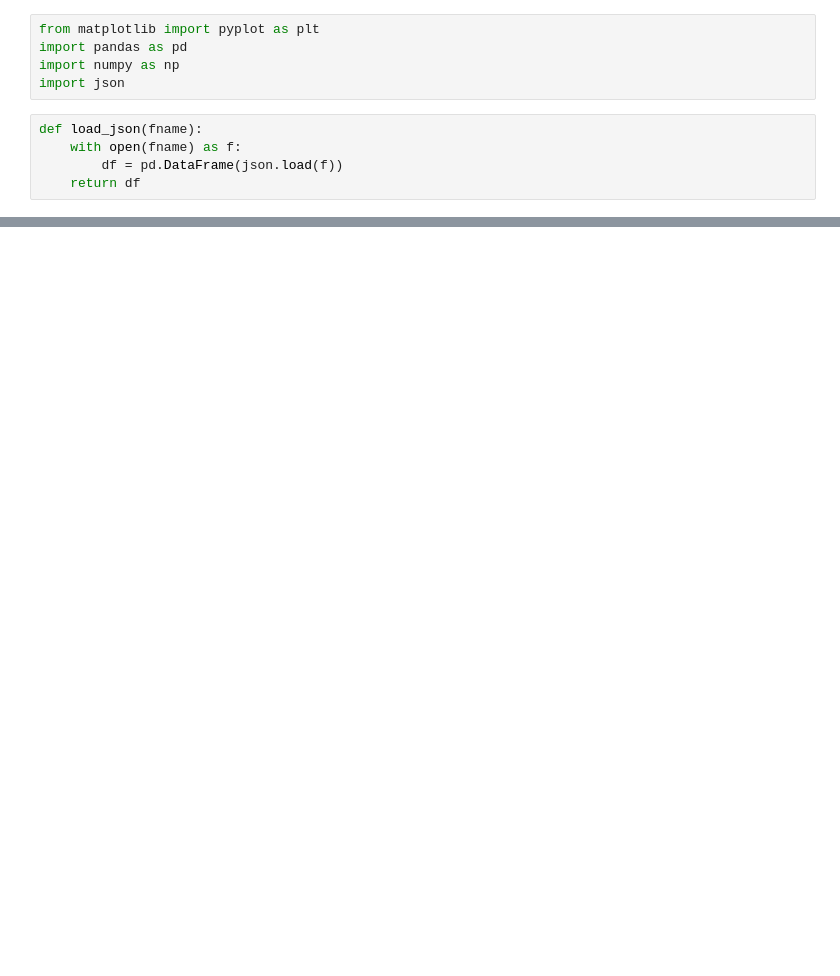
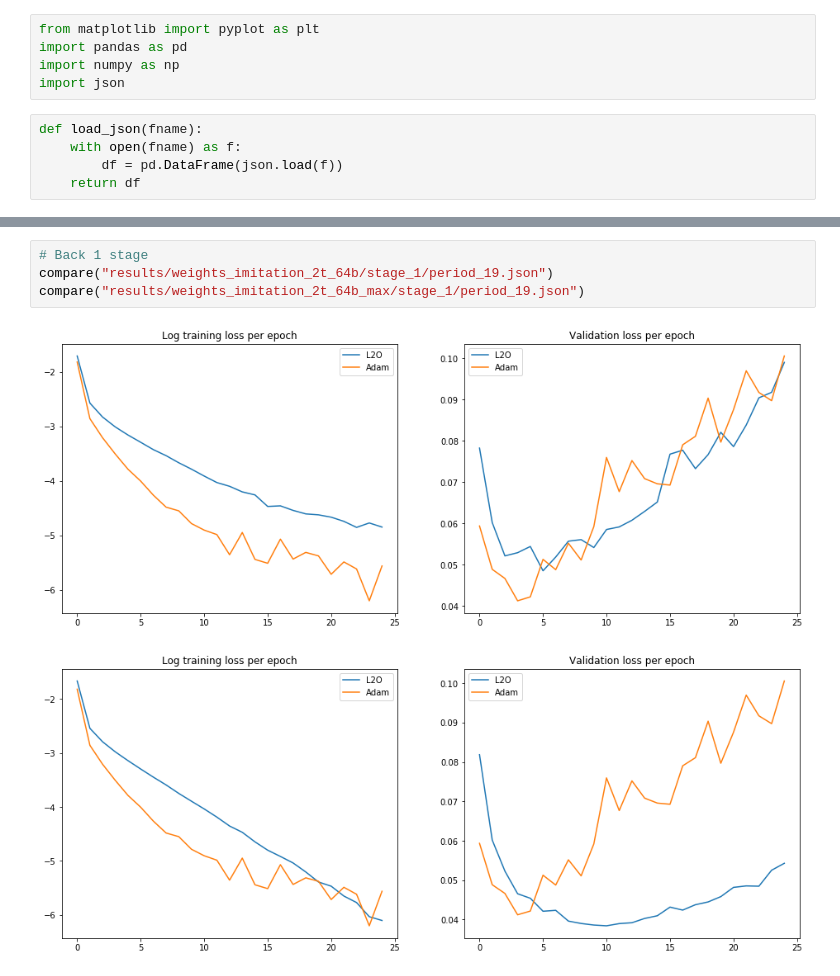
Before and after one commit to thetianshuhuang/l2o, a Jupyter notebook: evaluate.ipynb, the cells around one changed output, grey strips where cells are left out. Cells and saved outputs as stored; diff of their text form; blank space fills up the shorter version.

```diff
--- a/evaluate.ipynb
+++ b/evaluate.ipynb
@@ -45,0 +70,7 @@ compare("results/weights_imitation_1t_64b/stage_2/period_19.json")
+# %%
+# Back 1 stage
+compare("results/weights_imitation_2t_64b/stage_1/period_19.json")
+compare("results/weights_imitation_2t_64b_max/stage_1/period_19.json")
+# %% [output]
+[figure, added]
+[figure, added]
```
Also changed, not shown: parts of 9 cells of this notebook, 3 other files.
